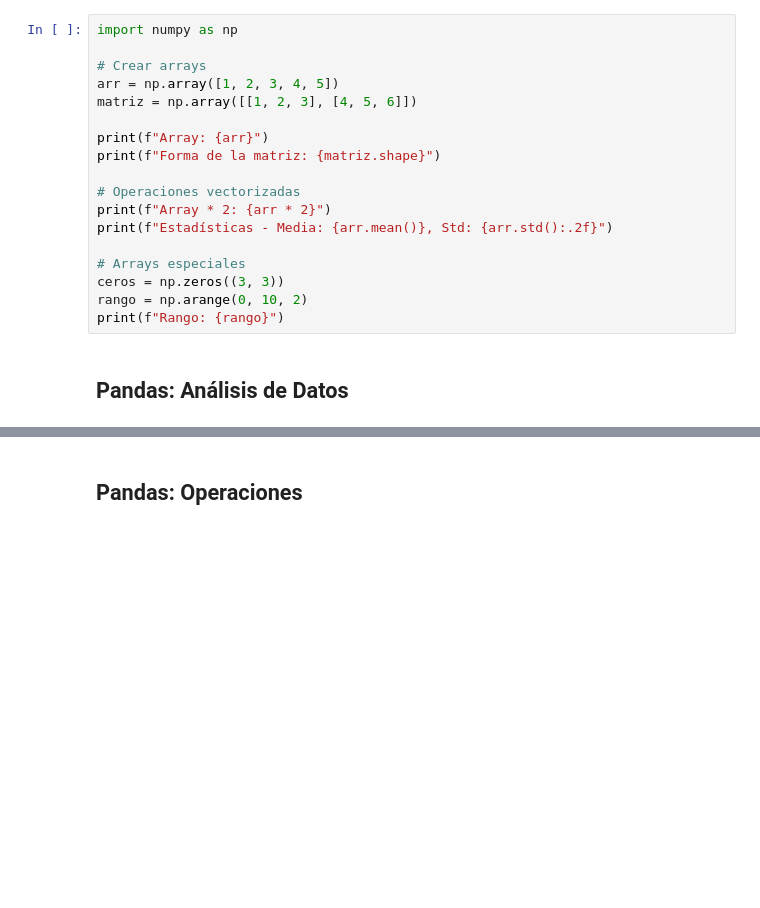
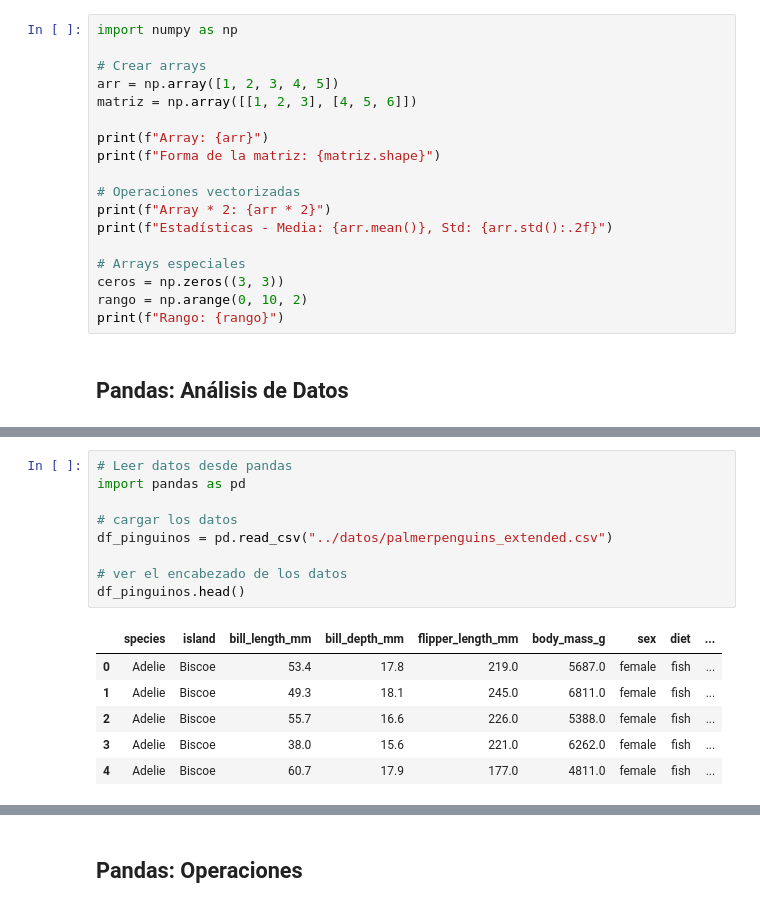
Before and after one commit to fersalme/programacion-python-r, a Jupyter notebook: 01-Fundamentos-programacion/fundamentos-python.ipynb, the cells around one changed output, grey strips where cells are left out. Cells and saved outputs as stored; diff of their text form; blank space fills up the shorter version.

```diff
--- a/01-Fundamentos-programacion/fundamentos-python.ipynb
+++ b/01-Fundamentos-programacion/fundamentos-python.ipynb
@@ -726,0 +825,16 @@ print(df.describe())
+# %%
+# Leer datos desde pandas
+import pandas as pd
+
+# cargar los datos
+df_pinguinos = pd.read_csv("../datos/palmerpenguins_extended.csv")
+
+# ver el encabezado de los datos
+df_pinguinos.head()
+# %% [output]
+|  | species | island | bill_length_mm | bill_depth_mm | flipper_length_mm | body_mass_g | sex | diet | ... |
+| 0 | Adelie | Biscoe | 53.4 | 17.8 | 219.0 | 5687.0 | female | fish | ... |
+| 1 | Adelie | Biscoe | 49.3 | 18.1 | 245.0 | 6811.0 | female | fish | ... |
+| 2 | Adelie | Biscoe | 55.7 | 16.6 | 226.0 | 5388.0 | female | fish | ... |
+| 3 | Adelie | Biscoe | 38.0 | 15.6 | 221.0 | 6262.0 | female | fish | ... |
+| 4 | Adelie | Biscoe | 60.7 | 17.9 | 177.0 | 4811.0 | female | fish | ... |
```
Also changed, not shown: parts of 7 cells of this notebook, 2 other files.
